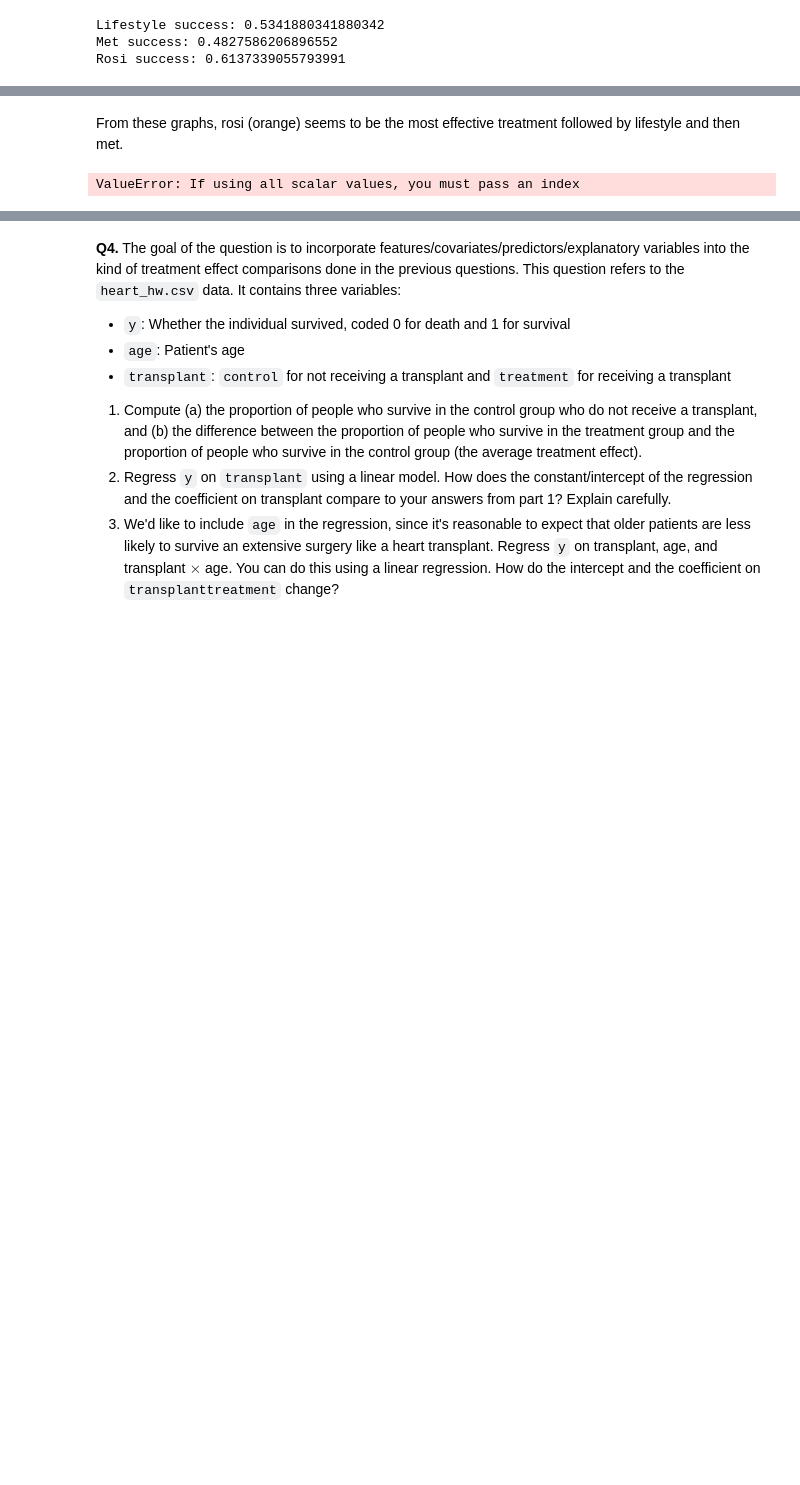
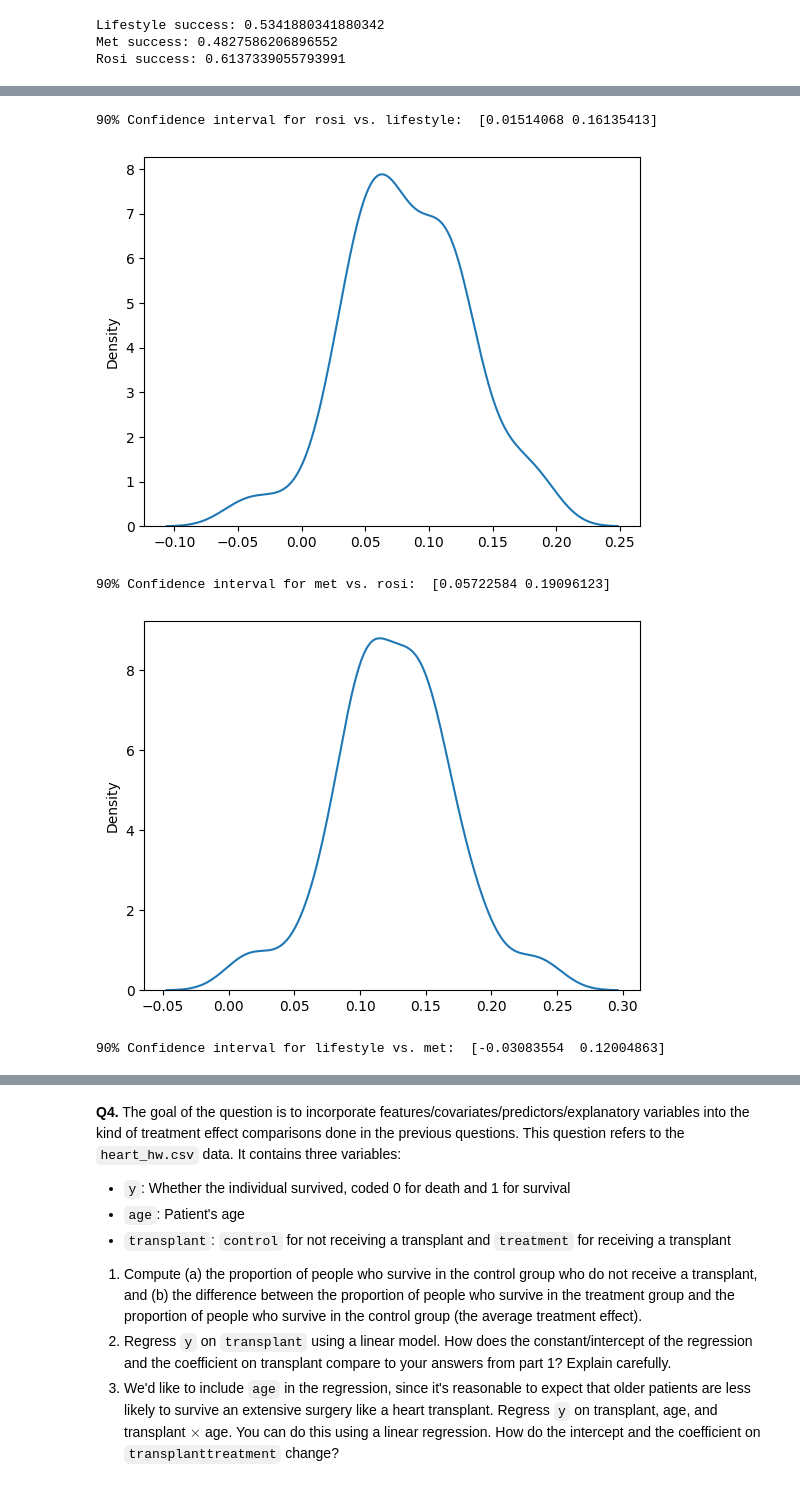
Before and after one commit to natalieassaad/the_bootstrap, a Jupyter notebook: assignment_5.ipynb, the cells around one changed output, grey strips where cells are left out. Drawn from its saved outputs; the diff is of its cells as text; code cells hidden in the pictures; blank space fills up the shorter version.

```diff
--- a/assignment_5.ipynb
+++ b/assignment_5.ipynb
@@ -176,12 +175,28 @@ plt.show()
-# %% [markdown]
-From these graphs, rosi (orange) seems to be the most effective treatment followed by lifestyle and then met.
 # %%
 # 4. For each comparison (lifestyle versus met, met versus rosi, rosi versus lifestyle), bootstrap the distribution of
 # the difference in outcomes. At the 90% level of confidence, which pairwise treatment comparisons are significantly
 # different?
 
-lifestyle_met_diff = np.mean(df_life_s['outcome'] == 'success') - np.mean(df_met_s['outcome'] == 'success')
-rosi_lifestyle_diff = np.mean(df_rosi_s['outcome'] == 'success') - np.mean(df_life_s['outcome'] == 'success')
-met_rosi_diff = np.mean(df_met_s['outcome'] == 'success') - np.mean(df_rosi_s['outcome'] == 'success')
+rosi_lifestyle_diff = np.array(rosi_effect)-np.array(life_effect)
+sns.kdeplot(x=rosi_lifestyle_diff)
+rl_CI = np.quantile(rosi_lifestyle_diff,[.05,.95])
+print('90% Confidence interval for rosi vs. lifestyle: ', rl_CI)
+plt.show()
+
+met_rosi_diff = np.array(rosi_effect)-np.array(met_effect)
+sns.kdeplot(x=met_rosi_diff)
+mr_CI = np.quantile(met_rosi_diff,[.05,.95])
+print('90% Confidence interval for met vs. rosi: ', mr_CI)
+plt.show()
+
+lifestyle_met_diff = np.array(life_effect)-np.array(met_effect)
+sns.kdeplot(x=lifestyle_met_diff)
+lm_CI = np.quantile(lifestyle_met_diff,[.05,.95])
+print('90% Confidence interval for lifestyle vs. met: ', lm_CI)
+plt.show()
 # %% [output]
-ValueError: If using all scalar values, you must pass an index
+90% Confidence interval for rosi vs. lifestyle:  [0.01514068 0.16135413]
+[figure, added]
+90% Confidence interval for met vs. rosi:  [0.05722584 0.19096123]
+[figure, added]
+90% Confidence interval for lifestyle vs. met:  [-0.03083554  0.12004863]
```
Also changed, not shown: parts of 4 cells of this notebook.
